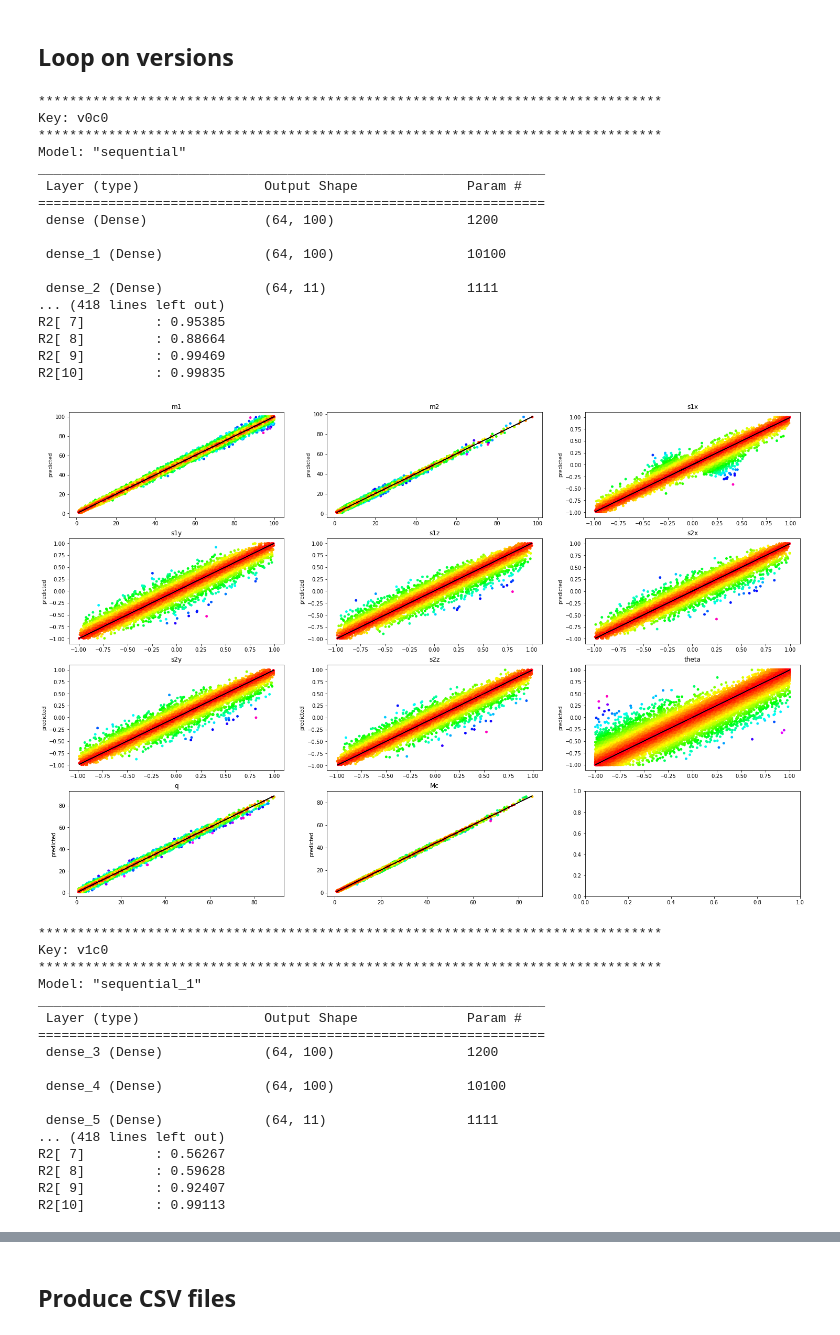
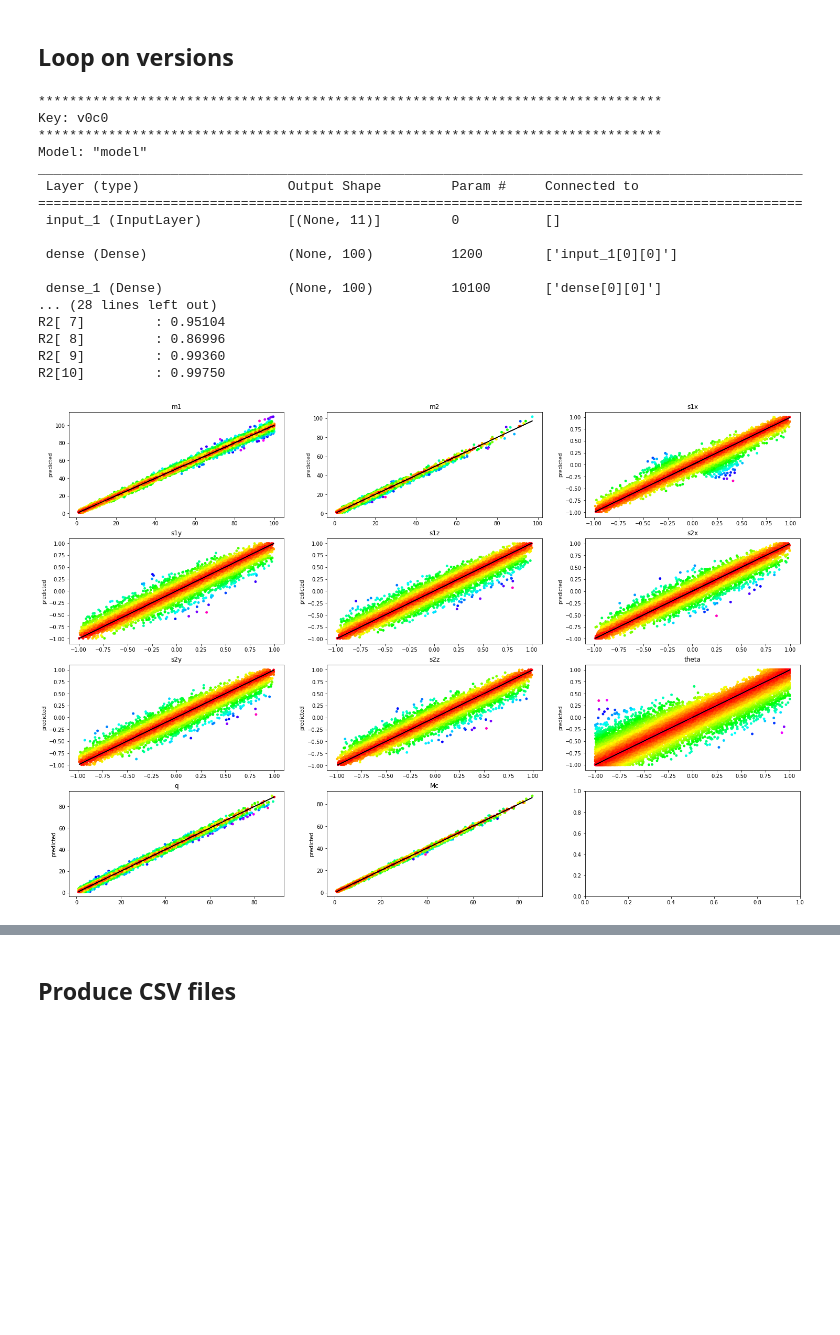
Before and after one commit to PhoenixBirdCreations/IPAM2021_ML, a Jupyter notebook: NN_tf/NN_tf.ipynb, the cells around one changed output, grey strips where cells are left out. Cells and saved outputs as stored; diff of their text form; code cells hidden in the pictures; blank space fills up the shorter version.

Commit message:
Modified regression-NN in TensorFlow: using Functional API instead of sequential so that the constrain on the output can be applied only to the spins and not to the masses

```diff
--- a/NN_tf/NN_tf.ipynb
+++ b/NN_tf/NN_tf.ipynb
@@ -36,20 +37,20 @@ features_names   = ['m1', 'm2', 's1x', 's1y', 's1z', 's2x', 's2y', 's2z', 'theta
 regr_data_dir    = '../NewRealistic/'
 write_output     = False
 out_data_dir     = '../NNtf_results/'
-versions         = ['0', '1'] # can be a subset of ['0', '1', '2']
+versions         = ['0'] # can be a subset of ['0', '1', '2']
 clabels          = ['0'] # can be a subset of ['0', '1']
 
 # training options
 remove_some_mass = False
-epochs           = 200
+epochs           = 250
 validation_split = 0.1
-batch_size       = 64
-verbose_training = 1
+batch_size       = 128
+verbose_training = 0
 hlayers_sizes    = [100, 100];
 learning_rate    = 0.0001
 scaler_type      = 'mixed'  # standard, minmax, mixed
 activation       = 'relu'
-out_activation   = 'linear_cut' # sigmoid, linear, linear_cut, linear_cut_T3
+out_activation   = 'linear_cut_mod' # sigmoid, linear, linear_cut, linear_cut_T3, linear_cut_lb, linear_cut_mod
 # %% [markdown]
 ## Check on input and dictionary-initialization
 # %%
@@ -130,7 +167,7 @@ for key in keys:
     Nfeatures = len(xtrain[0,:])
 
     # build, compile and train the model
-    model = buildModelUsingSequential(hlayers_sizes, batch_size, Nfeatures)
+    model = buildModelUsingFunctionalAPI(hlayers_sizes, batch_size, Nfeatures, out_activation=out_activation)
     model.compile(
         loss=mse,
         optimizer=Adam(learning_rate=learning_rate),
@@ -146,60 +183,43 @@ for key in keys:
     )
     train_time = time.perf_counter()-t0
 
     # predict
     ypredicted = model.predict(xtest)
 
     # print some information
     metrics_dict = ut.evalutationMetricsDict(xtest,ytest,model)
     ut.printMetrics(metrics_dict)
 
     # update dictionary adding data (both normalized and not), model and score
     datasets[key].train_time = train_time
     datasets[key].model      = model
     datasets[key].history    = history
     datasets[key].predicted  = scaler_y.inverse_transform(ypredicted)
     datasets[key].metrics    = metrics_dict
     datasets[key].Ntrain     = len(xtrain[:,0])
 
     # plot
     ut.predictionPlots(ytest, ypredicted, labels, scaler=scaler_y)
 
     del model
 
     ut.plotHistory(history)
 # %% [output]
 ********************************************************************************
 Key: v0c0
 ********************************************************************************
-Model: "sequential"
-_________________________________________________________________
- Layer (type)                Output Shape              Param #
-=================================================================
- dense (Dense)               (64, 100)                 1200
+Model: "model"
+__________________________________________________________________________________________________
+ Layer (type)                   Output Shape         Param #     Connected to
+==================================================================================================
+ input_1 (InputLayer)           [(None, 11)]         0           []
 
- dense_1 (Dense)             (64, 100)                 10100
+ dense (Dense)                  (None, 100)          1200        ['input_1[0][0]']
 
- dense_2 (Dense)             (64, 11)                  1111
-... (418 lines left out)
-R2[ 7]         : 0.95385
-R2[ 8]         : 0.88664
-R2[ 9]         : 0.99469
-R2[10]         : 0.99835
+ dense_1 (Dense)                (None, 100)          10100       ['dense[0][0]']
+... (28 lines left out)
+R2[ 7]         : 0.95104
+R2[ 8]         : 0.86996
+R2[ 9]         : 0.99360
+R2[10]         : 0.99750
-[figure, old version]
+[figure, new version]
-********************************************************************************
-Key: v1c0
-********************************************************************************
-Model: "sequential_1"
-_________________________________________________________________
- Layer (type)                Output Shape              Param #
-=================================================================
- dense_3 (Dense)             (64, 100)                 1200
-
- dense_4 (Dense)             (64, 100)                 10100
-
- dense_5 (Dense)             (64, 11)                  1111
-... (418 lines left out)
-R2[ 7]         : 0.56267
-R2[ 8]         : 0.59628
-R2[ 9]         : 0.92407
-R2[10]         : 0.99113
```
Also changed, not shown: parts of 3 cells of this notebook.
